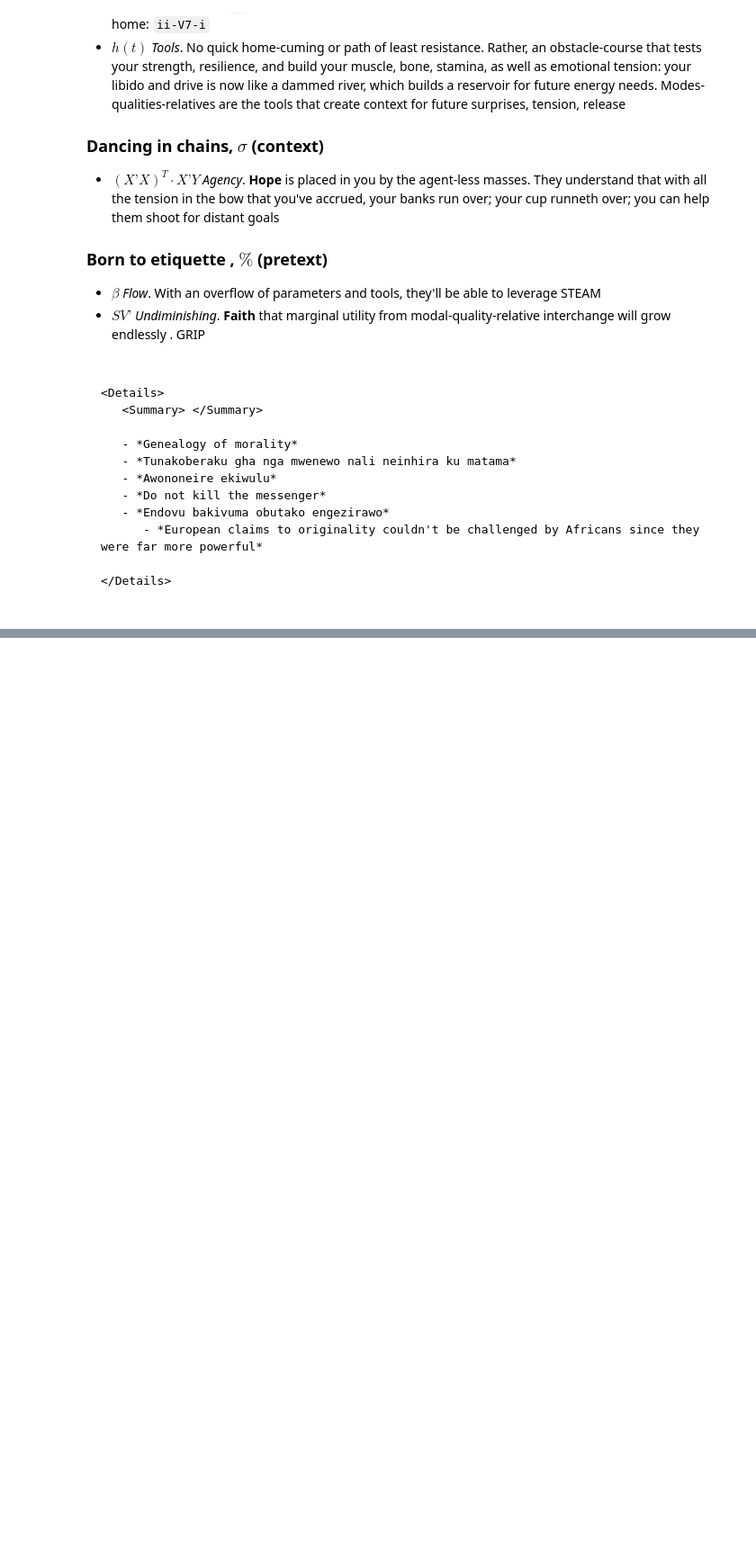
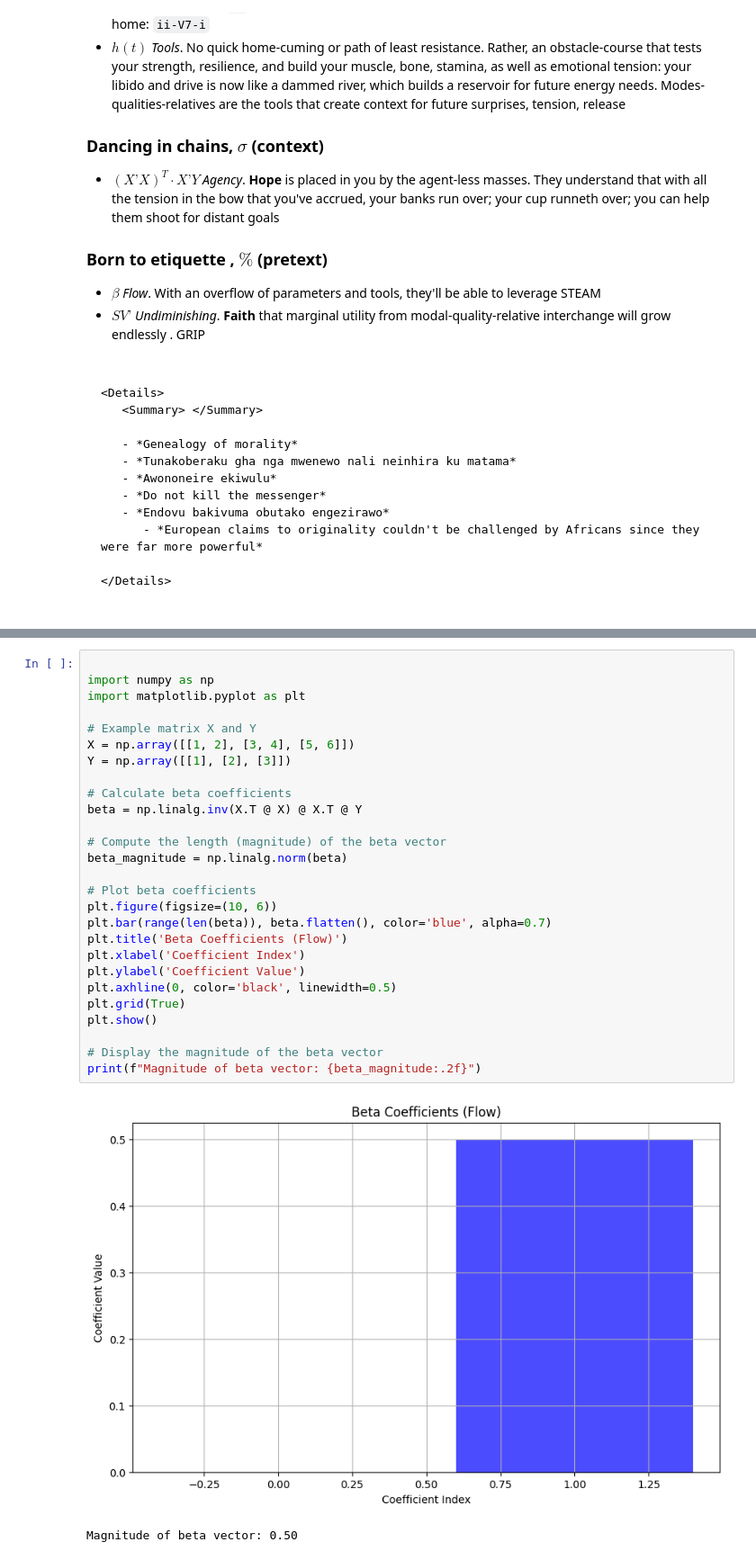
Before and after one commit to abikesa/homage, a Jupyter notebook: kitabo/ensi/_build/jupyter_execute/ipynb/homage.ipynb, the cells around one changed output, grey strips where cells are left out. Shown at 90% size. Cells and saved outputs as stored; diff of their text form; blank space fills up the shorter version.

```diff
--- a/kitabo/ensi/_build/jupyter_execute/ipynb/homage.ipynb
+++ b/kitabo/ensi/_build/jupyter_execute/ipynb/homage.ipynb
@@ -39,0 +167,30 @@
+# %%
+
+import numpy as np
+import matplotlib.pyplot as plt
+
+# Example matrix X and Y
+X = np.array([[1, 2], [3, 4], [5, 6]])
+Y = np.array([[1], [2], [3]])
+
+# Calculate beta coefficients
+beta = np.linalg.inv(X.T @ X) @ X.T @ Y
+
+# Compute the length (magnitude) of the beta vector
+beta_magnitude = np.linalg.norm(beta)
+
+# Plot beta coefficients
+plt.figure(figsize=(10, 6))
+plt.bar(range(len(beta)), beta.flatten(), color='blue', alpha=0.7)
+plt.title('Beta Coefficients (Flow)')
+plt.xlabel('Coefficient Index')
+plt.ylabel('Coefficient Value')
+plt.axhline(0, color='black', linewidth=0.5)
+plt.grid(True)
+plt.show()
+
+# Display the magnitude of the beta vector
+print(f"Magnitude of beta vector: {beta_magnitude:.2f}")
+# %% [output]
+[figure, added]
+Magnitude of beta vector: 0.50
```
Also changed, not shown: parts of 11 cells of this notebook, 14 other files.
